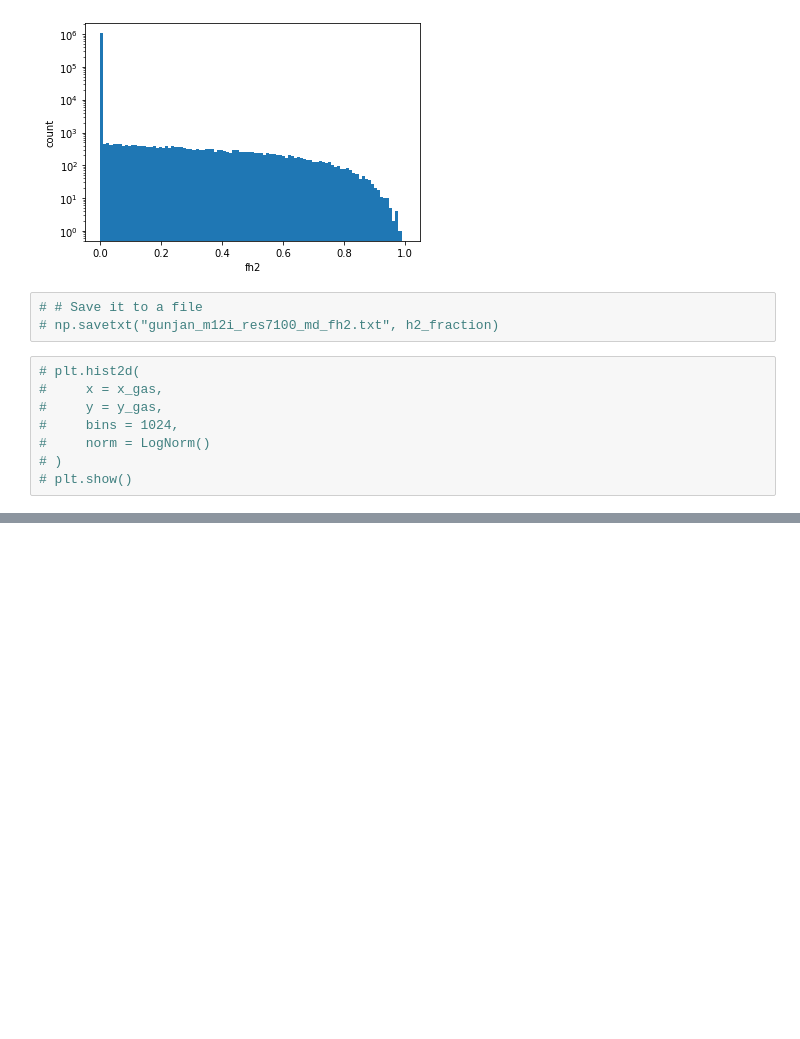
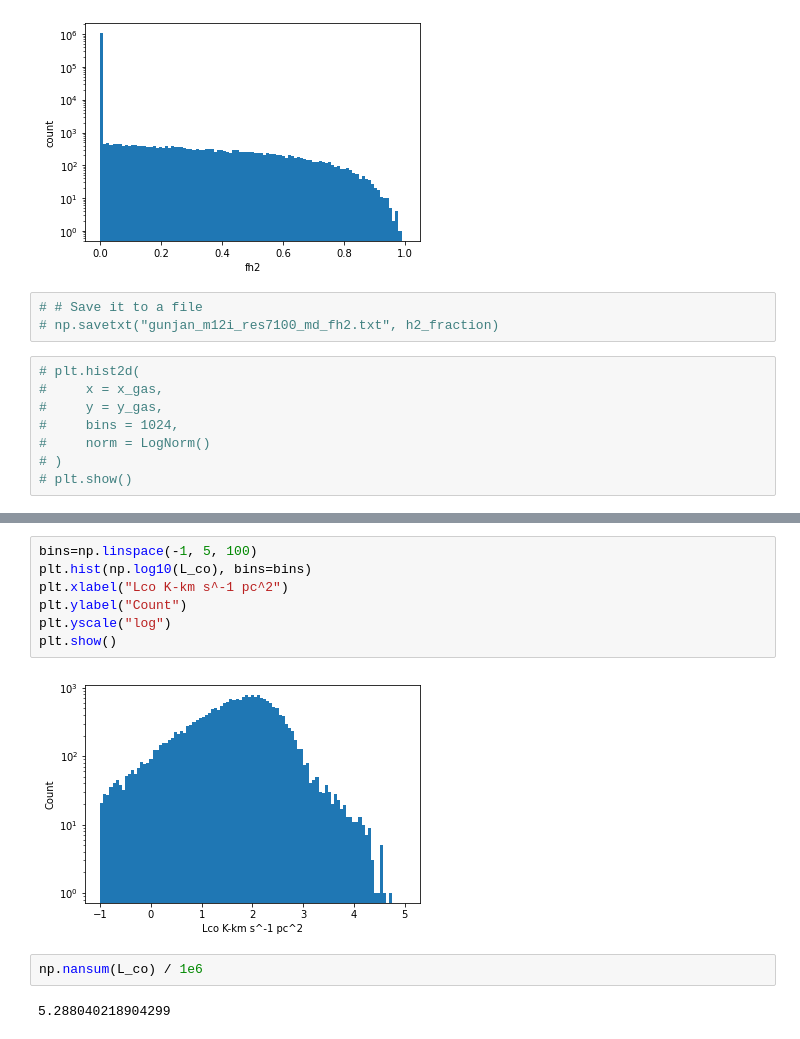
Before and after one commit to dtolgay/cita_semi_analytical_methods, a Jupyter notebook: gunjan/gunjan_semianalytical_analysis.ipynb, the cells around one changed output, grey strips where cells are left out. Saved outputs shown, nothing was run; the diff lists cells and outputs as text; blank space fills up the shorter version.

```diff
--- a/gunjan/gunjan_semianalytical_analysis.ipynb
+++ b/gunjan/gunjan_semianalytical_analysis.ipynb
@@ -222,0 +324,13 @@ Total Mh2:  0.005580279980505257 x 1e10
+# %%
+bins=np.linspace(-1, 5, 100)
+plt.hist(np.log10(L_co), bins=bins)
+plt.xlabel("Lco K-km s^-1 pc^2")
+plt.ylabel("Count")
+plt.yscale("log")
+plt.show()
+# %% [output]
+[figure, added]
+# %%
+np.nansum(L_co) / 1e6
+# %% [output]
+5.288040218904299
```
Also changed, not shown: parts of 8 cells of this notebook, 2 other files.
